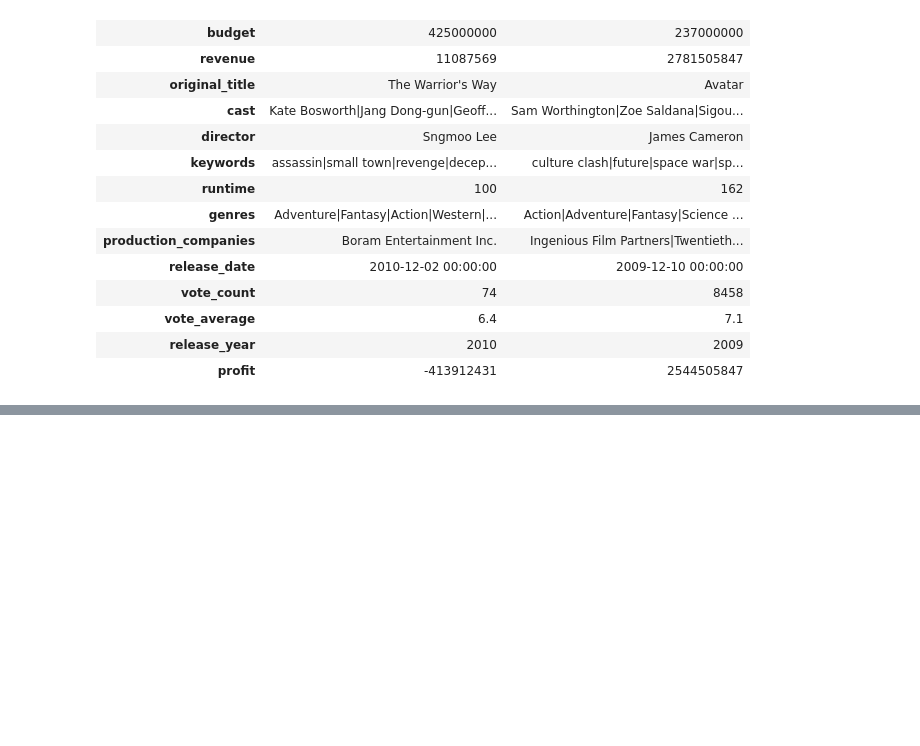
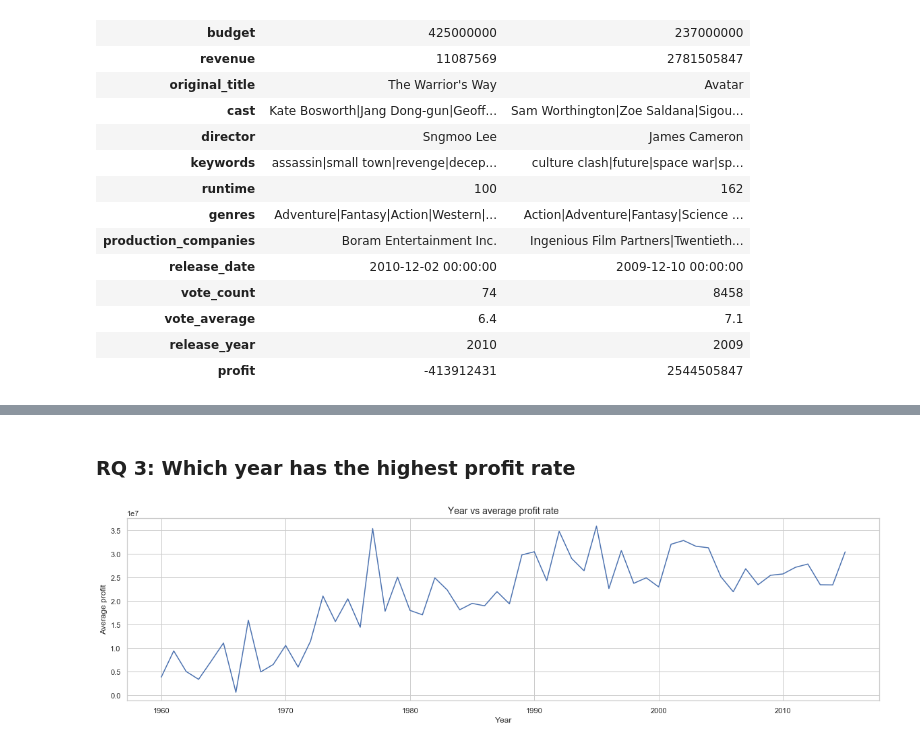
Before and after one commit to kailashdragon/data_analysis_project, a Jupyter notebook: Project_TMDb_Movies.ipynb, the cells around one changed output, grey strips where cells are left out. Drawn from its saved outputs; the diff is of its cells as text; code cells hidden in the pictures; blank space fills up the shorter version.

```diff
--- a/Project_TMDb_Movies.ipynb
+++ b/Project_TMDb_Movies.ipynb
@@ -216,0 +213,12 @@ sns.pointplot(x=y, y=x)
+# %% [markdown]
+### RQ 3: Which year has the highest profit rate
+# %%
+tmdbdf.groupby('release_year')['profit'].mean().plot()
+
+sns.set(rc={'figure.figsize':(20,5)})
+plt.title('Year vs average profit rate', fontsize=14)
+plt.xlabel('Year', fontsize=12)
+plt.ylabel('Average profit', fontsize=12)
+sns.set_style('darkgrid')
+# %% [output]
+[figure, added]
```
Also changed, not shown: parts of 19 cells of this notebook.
